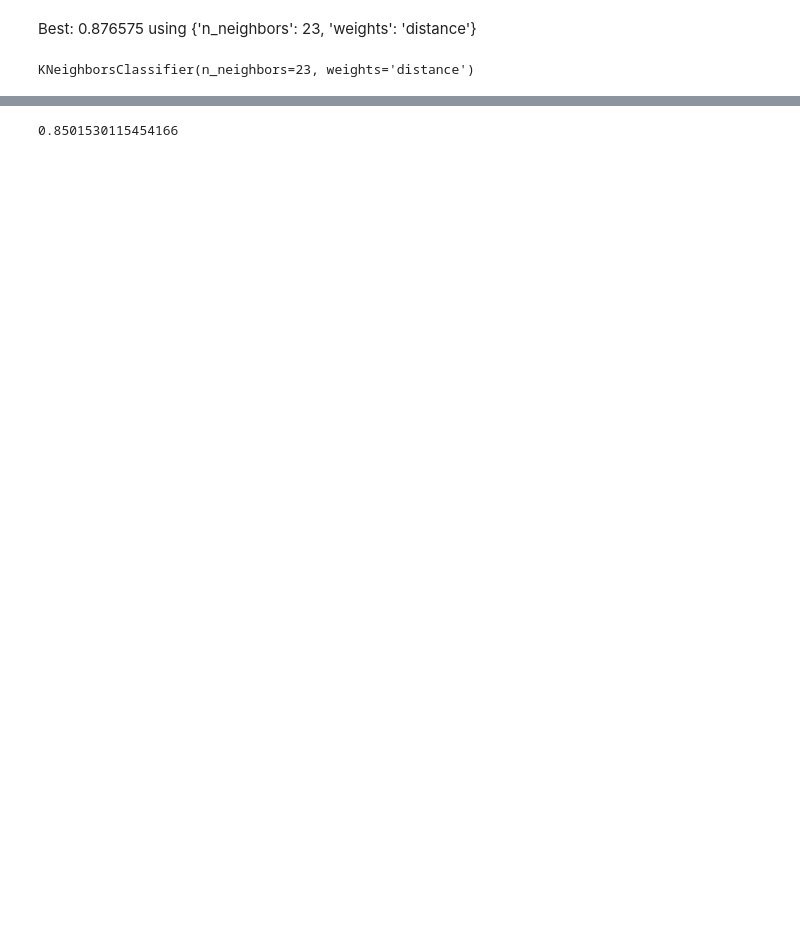
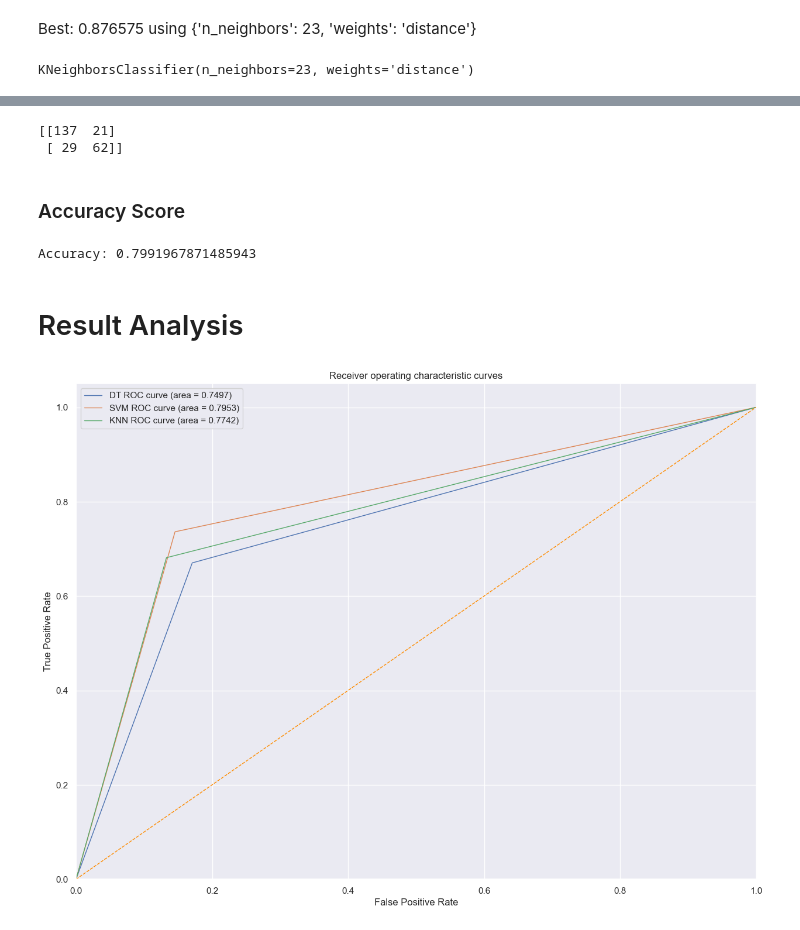
Before and after one commit to CarlosMealha/FEUP-AI-ML-PROJ, a Jupyter notebook: article-data-treatment.ipynb, the cells around one changed output, grey strips where cells are left out. Saved outputs shown, nothing was run; the diff lists cells and outputs as text; code cells hidden in the pictures; blank space fills up the shorter version.

Commit message:
Data Analysis

```diff
--- a/article-data-treatment.ipynb
+++ b/article-data-treatment.ipynb
@@ -549,8 +545,8 @@ classifier = SVC()
 # %%
-classifier.fit(ind_train, l_train)
+svc_classifier.fit(ind_train, l_train)
 # %% [output]
 SVC()
 # %%
 %%time
-y_pred = classifier.predict(ind_test)
+svm_pred = svc_classifier.predict(ind_test)
 # %% [output]
@@ -628,5 +624,5 @@ knn.fit(ind_train, l_train)
 KNeighborsClassifier(n_neighbors=23, weights='distance')
 # %%
 %%time
-y_pred = classifier.predict(ind_test)
+knn_pred = knn.predict(ind_test)
 # %% [output]
@@ -649,5 +645,41 @@ accuracy is 0.8112449799196787
 # %%
-knn_prediction = knn.predict_proba(ind_test)
-roc_auc_score(l_test, knn_prediction[:, 1]) #?????????????????
+print(confusion_matrix(l_test, knn_pred))
 # %% [output]
-0.8501530115454166
+[[137  21]
+ [ 29  62]]
+# %% [markdown]
+### Accuracy Score
+# %%
+accuracy = accuracy_score(l_test, knn_pred)
+print('Accuracy:', accuracy)
+# %% [output]
+Accuracy: 0.7991967871485943
+# %% [markdown]
+# Result Analysis
+# %%
+def generate_metrics(prediction):
+    fpr, tpr, _ = roc_curve(l_test, prediction)
+    roc_auc = auc(fpr, tpr)
+    return fpr, tpr, roc_auc
+# %%
+dt_fpr, dt_tpr, dt_roc_auc = generate_metrics(dt_pred)
+svm_fpr, svm_tpr, svm_roc_auc = generate_metrics(svm_pred)
+knn_fpr, knn_tpr, knn_roc_auc = generate_metrics(knn_pred)
+
+
+plt.plot(dt_fpr, dt_tpr, lw=1, label='DT ROC curve (area = %0.4f)' % dt_roc_auc)
+plt.plot(svm_fpr, svm_tpr, lw=1, label='SVM ROC curve (area = %0.4f)' % svm_roc_auc)
+plt.plot(knn_fpr, knn_tpr, lw=1, label='KNN ROC curve (area = %0.4f)' % knn_roc_auc)
+
+
+
+plt.plot([0, 1], [0, 1], lw=1, color='darkorange', linestyle='--')
+plt.xlim([0.0, 1.0])
+plt.ylim([0.0, 1.05])
+plt.xlabel('False Positive Rate')
+plt.ylabel('True Positive Rate')
+plt.title('Receiver operating characteristic curves')
+plt.legend(loc='best')
+plt.show()
+# %% [output]
+[figure, added]
```
Also changed, not shown: parts of 17 cells of this notebook, 1 other file.
